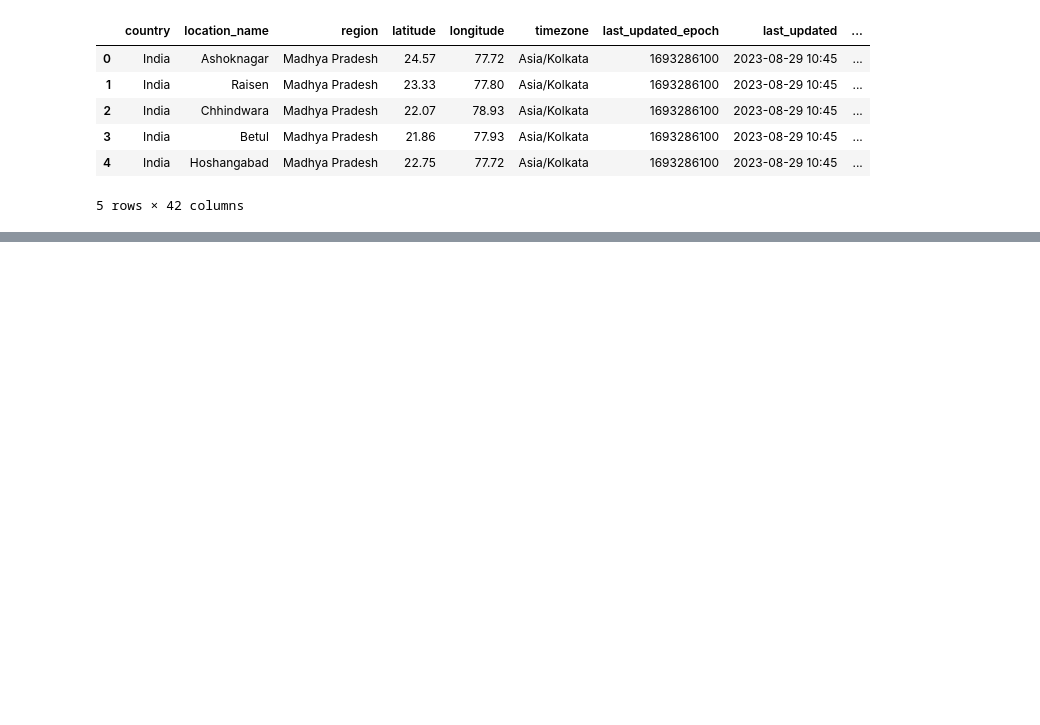
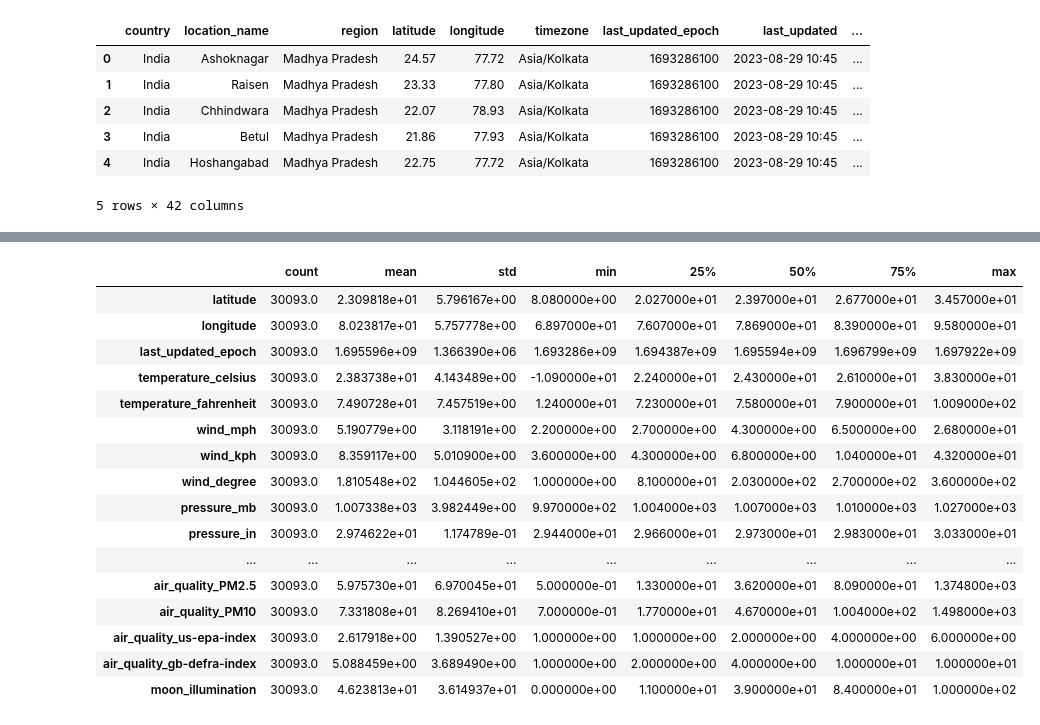
Before and after one commit to agpersonal6104/Machine-Learning, a Jupyter notebook: RainfallPredictionIndia.ipynb, the cells around one changed output, grey strips where cells are left out. Drawn from its saved outputs; the diff is of its cells as text; code cells hidden in the pictures; blank space fills up the shorter version.

```diff
--- a/RainfallPredictionIndia.ipynb
+++ b/RainfallPredictionIndia.ipynb
@@ -33,2 +60,20 @@ KeyError: "['country'] not found in axis"
 # %%
-df.
+df.describe().T
+# %% [output]
+|  | count | mean | std | min | 25% | 50% | 75% | max |
+| latitude | 30093.0 | 2.309818e+01 | 5.796167e+00 | 8.080000e+00 | 2.027000e+01 | 2.397000e+01 | 2.677000e+01 | 3.457000e+01 |
+| longitude | 30093.0 | 8.023817e+01 | 5.757778e+00 | 6.897000e+01 | 7.607000e+01 | 7.869000e+01 | 8.390000e+01 | 9.580000e+01 |
+| last_updated_epoch | 30093.0 | 1.695596e+09 | 1.366390e+06 | 1.693286e+09 | 1.694387e+09 | 1.695594e+09 | 1.696799e+09 | 1.697922e+09 |
+| temperature_celsius | 30093.0 | 2.383738e+01 | 4.143489e+00 | -1.090000e+01 | 2.240000e+01 | 2.430000e+01 | 2.610000e+01 | 3.830000e+01 |
+| temperature_fahrenheit | 30093.0 | 7.490728e+01 | 7.457519e+00 | 1.240000e+01 | 7.230000e+01 | 7.580000e+01 | 7.900000e+01 | 1.009000e+02 |
+| wind_mph | 30093.0 | 5.190779e+00 | 3.118191e+00 | 2.200000e+00 | 2.700000e+00 | 4.300000e+00 | 6.500000e+00 | 2.680000e+01 |
+| wind_kph | 30093.0 | 8.359117e+00 | 5.010900e+00 | 3.600000e+00 | 4.300000e+00 | 6.800000e+00 | 1.040000e+01 | 4.320000e+01 |
+| wind_degree | 30093.0 | 1.810548e+02 | 1.044605e+02 | 1.000000e+00 | 8.100000e+01 | 2.030000e+02 | 2.700000e+02 | 3.600000e+02 |
+| pressure_mb | 30093.0 | 1.007338e+03 | 3.982449e+00 | 9.970000e+02 | 1.004000e+03 | 1.007000e+03 | 1.010000e+03 | 1.027000e+03 |
+| pressure_in | 30093.0 | 2.974622e+01 | 1.174789e-01 | 2.944000e+01 | 2.966000e+01 | 2.973000e+01 | 2.983000e+01 | 3.033000e+01 |
+| ... | ... | ... | ... | ... | ... | ... | ... | ... |
+| air_quality_PM2.5 | 30093.0 | 5.975730e+01 | 6.970045e+01 | 5.000000e-01 | 1.330000e+01 | 3.620000e+01 | 8.090000e+01 | 1.374800e+03 |
+| air_quality_PM10 | 30093.0 | 7.331808e+01 | 8.269410e+01 | 7.000000e-01 | 1.770000e+01 | 4.670000e+01 | 1.004000e+02 | 1.498000e+03 |
+| air_quality_us-epa-index | 30093.0 | 2.617918e+00 | 1.390527e+00 | 1.000000e+00 | 1.000000e+00 | 2.000000e+00 | 4.000000e+00 | 6.000000e+00 |
+| air_quality_gb-defra-index | 30093.0 | 5.088459e+00 | 3.689490e+00 | 1.000000e+00 | 2.000000e+00 | 4.000000e+00 | 1.000000e+01 | 1.000000e+01 |
+| moon_illumination | 30093.0 | 4.623813e+01 | 3.614937e+01 | 0.000000e+00 | 1.100000e+01 | 3.900000e+01 | 8.400000e+01 | 1.000000e+02 |
```
Also changed, not shown: parts of 7 cells of this notebook.
